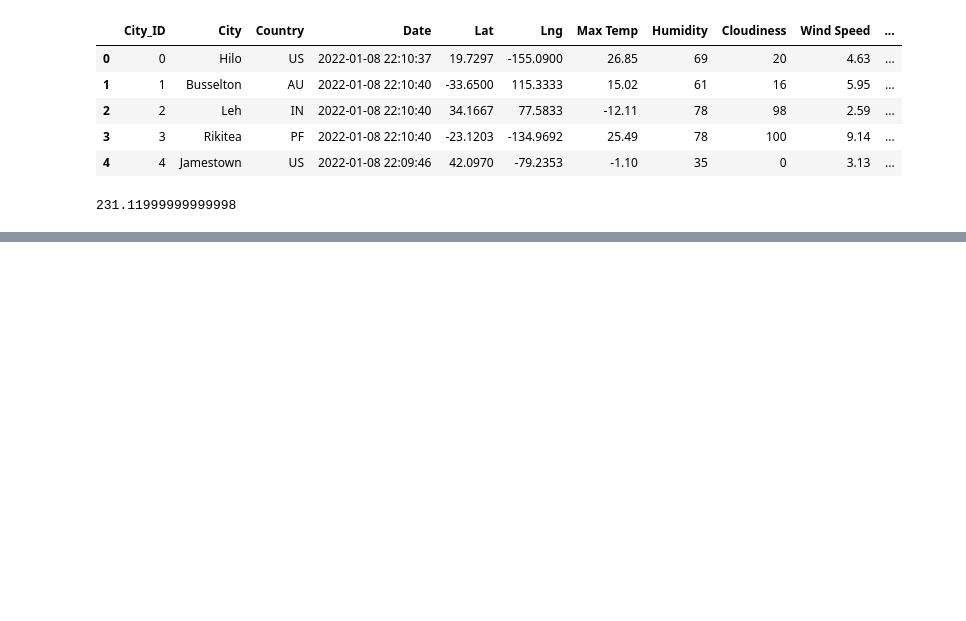
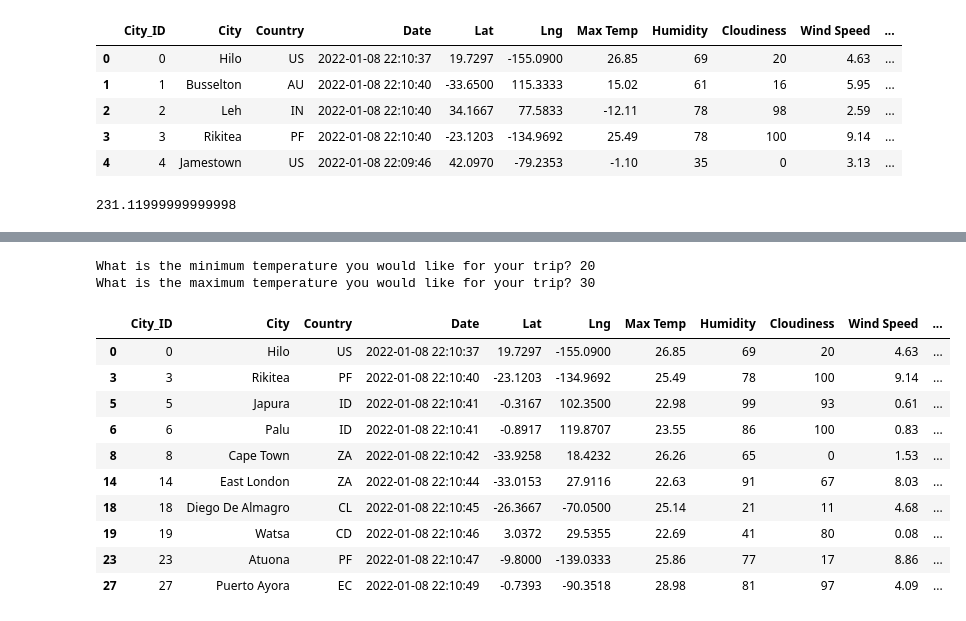
Before and after one commit to colinbrineman/world-weather-analysis, a Jupyter notebook: VacationPy.ipynb, the cells around one changed output, grey strips where cells are left out. Drawn from its saved outputs; the diff is of its cells as text; code cells hidden in the pictures; blank space fills up the shorter version.

```diff
--- a/VacationPy.ipynb
+++ b/VacationPy.ipynb
@@ -99,3 +99,27 @@ fig.add_layer(heat_layer)
 fig
 # %% [output]
 [interactive output not drawn]
+# %%
+# Ask the customer to add a minimum and maximum temperature value.
+min_temp = float(input("What is the minimum temperature you would like for your trip? "))
+max_temp = float(input("What is the maximum temperature you would like for your trip? "))
+# %% [output]
+What is the minimum temperature you would like for your trip? 20
+What is the maximum temperature you would like for your trip? 30
+# %%
+# Filter the dataset to find the cities that fit the criteria.
+preferred_cities_df = city_data_df.loc[(city_data_df["Max Temp"] <= max_temp) & \
+                                       (city_data_df["Max Temp"] >= min_temp)]
+preferred_cities_df.head(10)
+# %% [output]
+|  | City_ID | City | Country | Date | Lat | Lng | Max Temp | Humidity | Cloudiness | Wind Speed | ... |
+| 0 | 0 | Hilo | US | 2022-01-08 22:10:37 | 19.7297 | -155.0900 | 26.85 | 69 | 20 | 4.63 | ... |
+| 3 | 3 | Rikitea | PF | 2022-01-08 22:10:40 | -23.1203 | -134.9692 | 25.49 | 78 | 100 | 9.14 | ... |
+| 5 | 5 | Japura | ID | 2022-01-08 22:10:41 | -0.3167 | 102.3500 | 22.98 | 99 | 93 | 0.61 | ... |
+| 6 | 6 | Palu | ID | 2022-01-08 22:10:41 | -0.8917 | 119.8707 | 23.55 | 86 | 100 | 0.83 | ... |
+| 8 | 8 | Cape Town | ZA | 2022-01-08 22:10:42 | -33.9258 | 18.4232 | 26.26 | 65 | 0 | 1.53 | ... |
+| 14 | 14 | East London | ZA | 2022-01-08 22:10:44 | -33.0153 | 27.9116 | 22.63 | 91 | 67 | 8.03 | ... |
+| 18 | 18 | Diego De Almagro | CL | 2022-01-08 22:10:45 | -26.3667 | -70.0500 | 25.14 | 21 | 11 | 4.68 | ... |
+| 19 | 19 | Watsa | CD | 2022-01-08 22:10:46 | 3.0372 | 29.5355 | 22.69 | 41 | 80 | 0.08 | ... |
+| 23 | 23 | Atuona | PF | 2022-01-08 22:10:47 | -9.8000 | -139.0333 | 25.86 | 77 | 17 | 8.86 | ... |
+| 27 | 27 | Puerto Ayora | EC | 2022-01-08 22:10:49 | -0.7393 | -90.3518 | 28.98 | 81 | 97 | 4.09 | ... |
```
Also changed, not shown: parts of 21 cells of this notebook, 2 other files.
